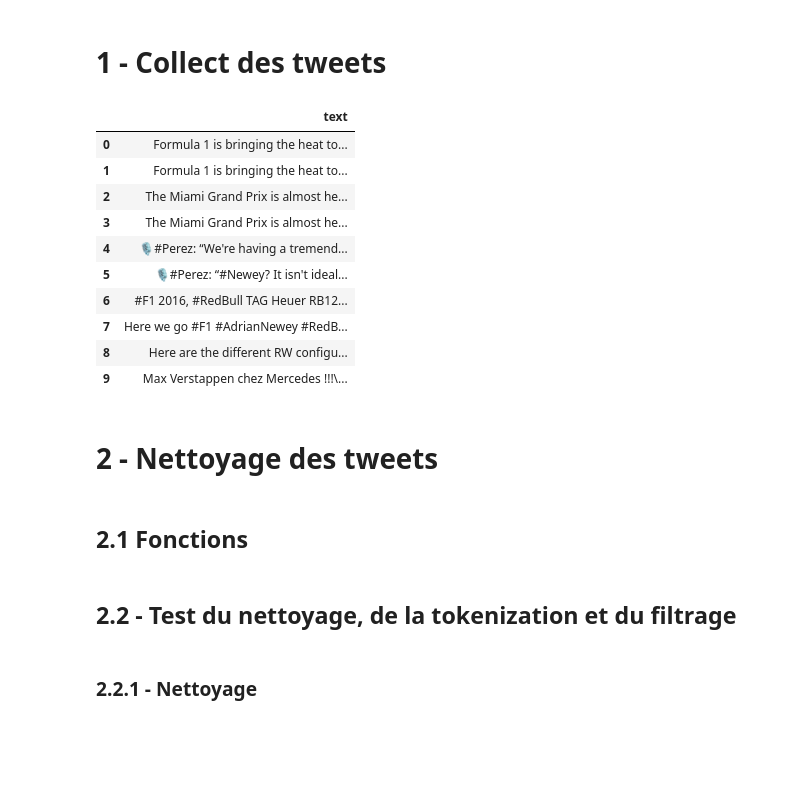
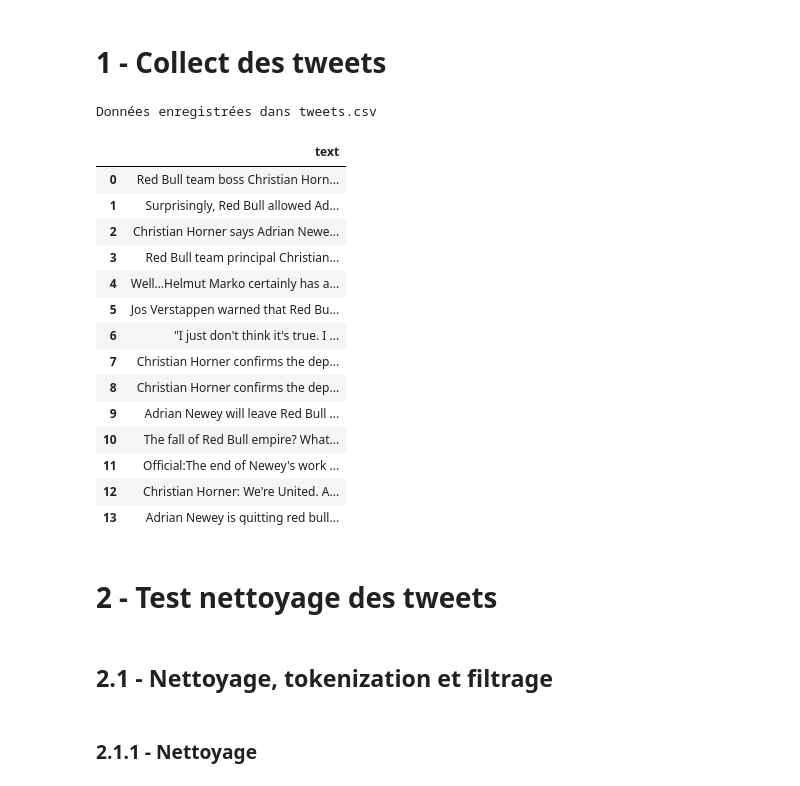
Before and after one commit to Jh2David/analyse-de-sentiments, a Jupyter notebook: app.ipynb, the cells around one changed output. Drawn from its saved outputs; the diff is of its cells as text; code cells hidden in the pictures; blank space fills up the shorter version.

Commit message:
unit tests, function_clean_tweet, jenkinsfile and app modification

```diff
--- a/app.ipynb
+++ b/app.ipynb
@@ -14,8 +9,9 @@ from textblob import TextBlob
 client = tweepy.Client(bearer_token=config.api_key)
 
 # Search query with keywords and language filter
-query = "#F1 redbull (lang:fr OR lang:en) -is:retweet -is:reply"
-max_results = 10
+#query = "#F1 redbull (lang:fr OR lang:en) -is:retweet -is:reply"
+query = "#F1 redbull adrian newey christian horner (lang:fr OR lang:en) -is:retweet -is:reply"
+max_results = 20
 
 tweets = client.search_recent_tweets(query=query, tweet_fields=['text'], max_results=max_results)
 
@@ -23,32 +19,40 @@ tweets = client.search_recent_tweets(query=query, tweet_fields=['text'], max_res
 tweet_data = []
 for tweet in tweets.data:
     tweet_data.append({
-        "text": tweet.text
+        "text": tweet.text.replace("\n", " ")
     })
 df = pd.DataFrame(tweet_data)
 
 # Saving the DataFrame as a CSV file
 df.to_csv("data/tweets.csv", index=False)
 print("Données enregistrées dans tweets.csv")
+# %% [output]
+Données enregistrées dans tweets.csv
 # %%
 path = 'data/'
 df = pd.read_csv(path + 'tweets.csv')
 pd.set_option("max_colwidth", None)
 # %%
-df.head(10)
+df.head(20)
 # %% [output]
 |  | text |
-| 0 | Formula 1 is bringing the heat to... |
-| 1 | Formula 1 is bringing the heat to... |
-| 2 | The Miami Grand Prix is almost he... |
-| 3 | The Miami Grand Prix is almost he... |
-| 4 | 🎙️#Perez: “We're having a tremend... |
-| 5 | 🎙️#Perez: “#Newey? It isn't ideal... |
-| 6 | #F1 2016, #RedBull TAG Heuer RB12... |
-| 7 | Here we go #F1 #AdrianNewey #RedB... |
-| 8 | Here are the different RW configu... |
-| 9 | Max Verstappen chez Mercedes !!!\... |
+| 0 | Red Bull team boss Christian Horn... |
+| 1 | Surprisingly, Red Bull allowed Ad... |
+| 2 | Christian Horner says Adrian Newe... |
+| 3 | Red Bull team principal Christian... |
+| 4 | Well…Helmut Marko certainly has a... |
+| 5 | Jos Verstappen warned that Red Bu... |
+| 6 | "I just don't think it's true. I ... |
+| 7 | Christian Horner confirms the dep... |
+| 8 | Christian Horner confirms the dep... |
+| 9 | Adrian Newey will leave Red Bull ... |
+| 10 | The fall of Red Bull empire? What... |
+| 11 | Official:The end of Newey's work ... |
+| 12 | Christian Horner: We're United. A... |
+| 13 | Adrian Newey is quitting red bull... |
 # %% [markdown]
-# 2 - Nettoyage des tweets
+# 2 - Test nettoyage des tweets
+# %% [markdown]
+## 2.1 - Nettoyage, tokenization et filtrage
 # %% [markdown]
-## 2.1 Fonctions
+### 2.1.1 - Nettoyage
@@ -98,7 +59,3 @@ def remove_stopwords(tokens):
-# %% [markdown]
-## 2.2 - Test du nettoyage, de la tokenization et du filtrage
-# %% [markdown]
-### 2.2.1 - Nettoyage
 # %%
 df['text_cleaned'] = df['text'].apply(clean_tweet)
 df['text_cleaned'] = df['text_cleaned'].apply(lower_start_fct)
```
Also changed, not shown: parts of 9 cells of this notebook, 4 other files.
